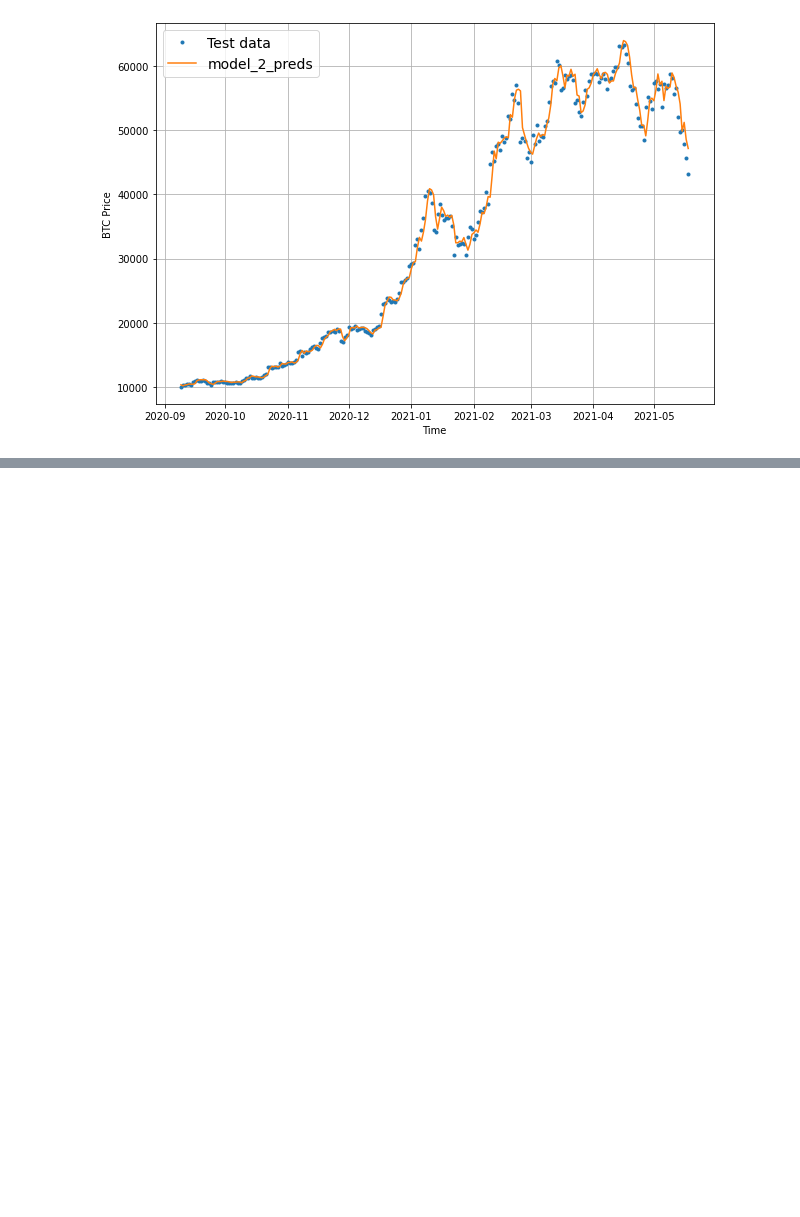
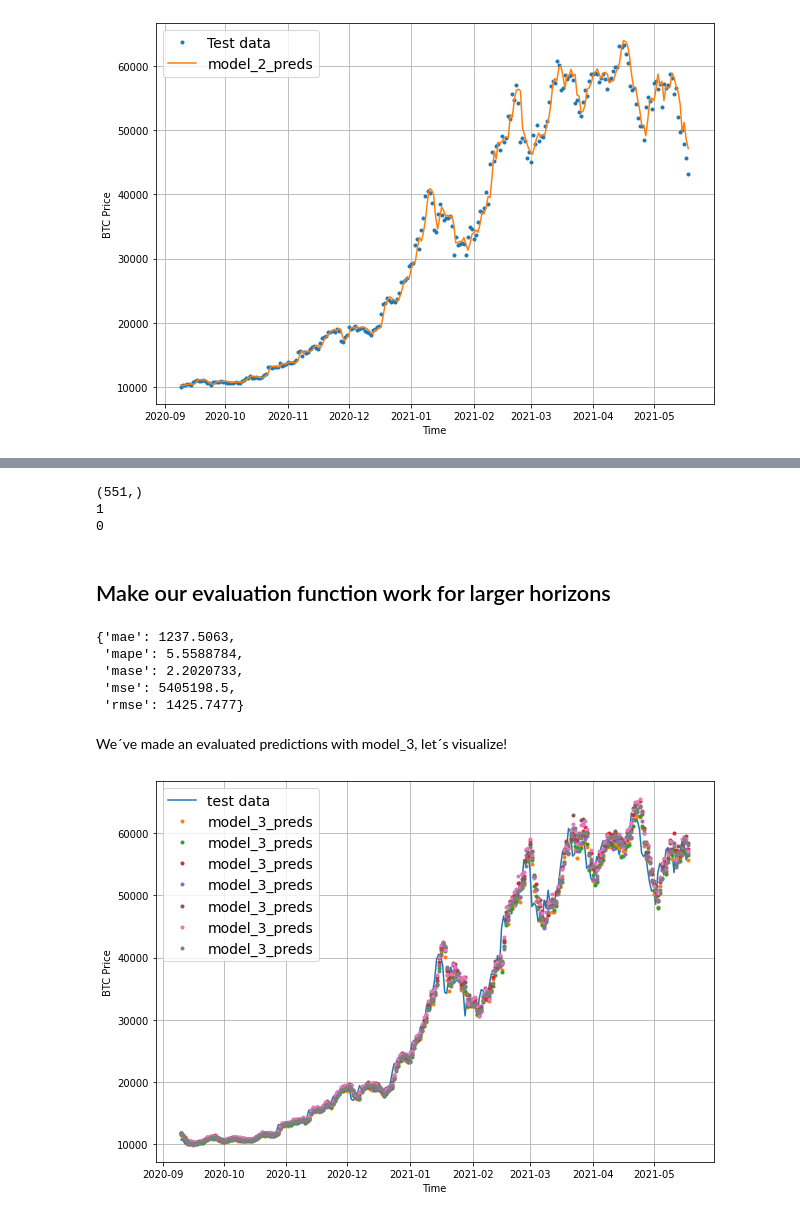
Before and after one commit to schauppi/Udemy_TensorFlow_Developer, a Jupyter notebook: Abschnit_10_Time_series_fundamentals_in_TensorFlow/10_time_series_forecasting_with_tensorflow.ipynb, the cells around one changed output, grey strips where cells are left out. Saved outputs shown, nothing was run; the diff lists cells and outputs as text; code cells hidden in the pictures; blank space fills up the shorter version.

```diff
--- a/Abschnit_10_Time_series_fundamentals_in_TensorFlow/10_time_series_forecasting_with_tensorflow.ipynb
+++ b/Abschnit_10_Time_series_fundamentals_in_TensorFlow/10_time_series_forecasting_with_tensorflow.ipynb
@@ -679,0 +682,5 @@ plot_time_series(x_test[-len(test_windows):], model_2_preds, start=offset,format
+# %%
+HORIZON = 7
+WINDOW_SIZE = 30
+
+full_windows, full_labels = make_windows(prices, WINDOW_SIZE, HORIZON)
@@ -679,0 +691,2 @@ plot_time_series(x_test[-len(test_windows):], model_2_preds, start=offset,format
+# %%
+train_windows, test_windows, train_labels, test_labels = make_train_test_splits(full_windows, full_labels)
@@ -679,0 +741,4 @@ plot_time_series(x_test[-len(test_windows):], model_2_preds, start=offset,format
+# %%
+# Load in best version of model 3
+model_3 = tf.keras.models.load_model("model_experiments/model_2_dense/")
+model_3.evaluate(test_windows, test_labels)
@@ -679,0 +748,4 @@ plot_time_series(x_test[-len(test_windows):], model_2_preds, start=offset,format
+# %%
+# Make predictions with model 3
+model_3_preds = make_preds(model_3, test_windows)
+model_3_preds[:5]
@@ -679,0 +786,10 @@ plot_time_series(x_test[-len(test_windows):], model_2_preds, start=offset,format
+# %%
+print(model_3_results["mae"].shape)
+print(model_3_results["mae"].ndim)
+print(model_2_results["mae"].ndim)
+# %% [output]
+(551,)
+1
+0
+# %% [markdown]
+## Make our evaluation function work for larger horizons
@@ -679,0 +822,18 @@ plot_time_series(x_test[-len(test_windows):], model_2_preds, start=offset,format
+# %%
+model_3_results = evaluate_preds(tf.squeeze(test_labels), model_3_preds)
+model_3_results
+# %% [output]
+{'mae': 1237.5063,
+ 'mape': 5.5588784,
+ 'mase': 2.2020733,
+ 'mse': 5405198.5,
+ 'rmse': 1425.7477}
+# %% [markdown]
+We´ve made an evaluated predictions with model_3, let´s visualize!
+# %%
+offset = 300
+plt.figure(figsize=(10,7))
+plot_time_series(timesteps=x_test[-len(test_windows):], values=test_labels[:, 0], start=offset,format="-", label="test data")
+plot_time_series(timesteps=x_test[-len(test_windows):], values=model_3_preds, start=offset,  label="model_3_preds")
+# %% [output]
+[figure, added]
```
Also changed, not shown: parts of 34 cells of this notebook.
